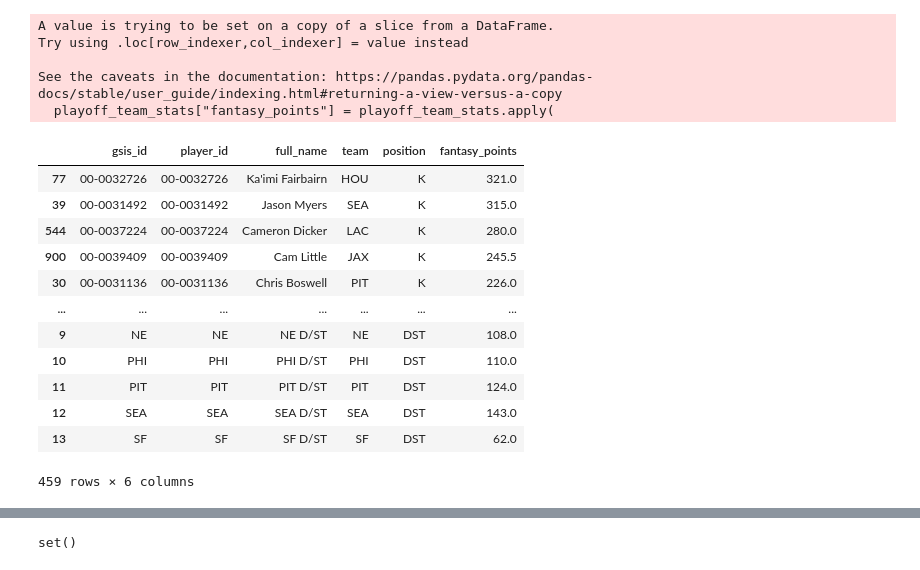
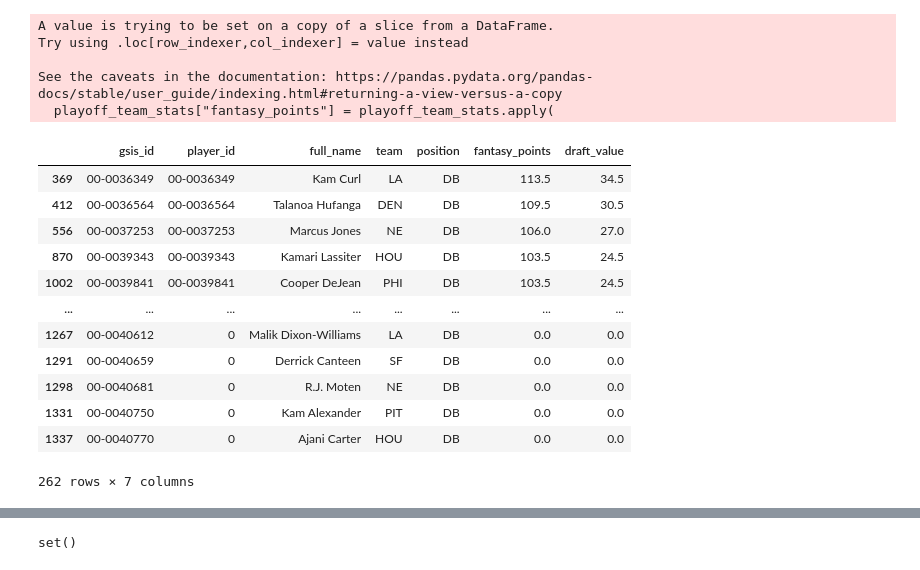
Before and after one commit to DesiPilla/espn-api-v3, a Jupyter notebook: Playoff_draft.ipynb, the cells around one changed output, grey strips where cells are left out. Saved outputs shown, nothing was run; the diff lists cells and outputs as text; code cells hidden in the pictures.

```diff
--- a/Playoff_draft.ipynb
+++ b/Playoff_draft.ipynb
@@ -16,26 +72,59 @@ year = 2025
 # %%
 from backend.playoff_pool.players import get_all_playoff_players
 
+positions_to_keep = [
+    "QB",
+    "K",
+    "DE",
+    "P",
+    "OT",
+    "OLB",
+    "DT",
+    "LB",
+    "MLB",
+    "G",
+    "LS",
+    "FB",
+    "WR",
+    "TE",
+    "CB",
+    "NT",
+    "S",
+    "SAF",
+    "RB",
+    "FS",
+    "DB",
+    "ILB",
+    "C",
+    "DL",
+    "OL",
+    "DST",
+]
+playoff_players = get_all_playoff_players(
+    year=year, positions_to_keep=positions_to_keep
+)
+playoff_players.sort_values(by=["draft_value", "fantasy_points"], ascending=False).head(
+    20
+)
 
-playoff_players = get_all_playoff_players(year=year)
-playoff_players
+playoff_players[playoff_players["position"] == "DB"]
 # %% [output]
 A value is trying to be set on a copy of a slice from a DataFrame.
 Try using .loc[row_indexer,col_indexer] = value instead
 
 See the caveats in the documentation: https://pandas.pydata.org/pandas-docs/stable/user_guide/indexing.html#returning-a-view-versus-a-copy
   playoff_team_stats["fantasy_points"] = playoff_team_stats.apply(
-|  | gsis_id | player_id | full_name | team | position | fantasy_points |
-| 77 | 00-0032726 | 00-0032726 | Ka'imi Fairbairn | HOU | K | 321.0 |
-| 39 | 00-0031492 | 00-0031492 | Jason Myers | SEA | K | 315.0 |
-| 544 | 00-0037224 | 00-0037224 | Cameron Dicker | LAC | K | 280.0 |
-| 900 | 00-0039409 | 00-0039409 | Cam Little | JAX | K | 245.5 |
-| 30 | 00-0031136 | 00-0031136 | Chris Boswell | PIT | K | 226.0 |
-| ... | ... | ... | ... | ... | ... | ... |
-| 9 | NE | NE | NE D/ST | NE | DST | 108.0 |
-| 10 | PHI | PHI | PHI D/ST | PHI | DST | 110.0 |
-| 11 | PIT | PIT | PIT D/ST | PIT | DST | 124.0 |
-| 12 | SEA | SEA | SEA D/ST | SEA | DST | 143.0 |
-| 13 | SF | SF | SF D/ST | SF | DST | 62.0 |
+|  | gsis_id | player_id | full_name | team | position | fantasy_points | draft_value |
+| 369 | 00-0036349 | 00-0036349 | Kam Curl | LA | DB | 113.5 | 34.5 |
+| 412 | 00-0036564 | 00-0036564 | Talanoa Hufanga | DEN | DB | 109.5 | 30.5 |
+| 556 | 00-0037253 | 00-0037253 | Marcus Jones | NE | DB | 106.0 | 27.0 |
+| 870 | 00-0039343 | 00-0039343 | Kamari Lassiter | HOU | DB | 103.5 | 24.5 |
+| 1002 | 00-0039841 | 00-0039841 | Cooper DeJean | PHI | DB | 103.5 | 24.5 |
+| ... | ... | ... | ... | ... | ... | ... | ... |
+| 1267 | 00-0040612 | 0 | Malik Dixon-Williams | LA | DB | 0.0 | 0.0 |
+| 1291 | 00-0040659 | 0 | Derrick Canteen | SF | DB | 0.0 | 0.0 |
+| 1298 | 00-0040681 | 0 | R.J. Moten | NE | DB | 0.0 | 0.0 |
+| 1331 | 00-0040750 | 0 | Kam Alexander | PIT | DB | 0.0 | 0.0 |
+| 1337 | 00-0040770 | 0 | Ajani Carter | HOU | DB | 0.0 | 0.0 |
-459 rows × 6 columns
+262 rows × 7 columns
 # %%
```
Also changed, not shown: parts of 5 cells of this notebook, 7 other files.
